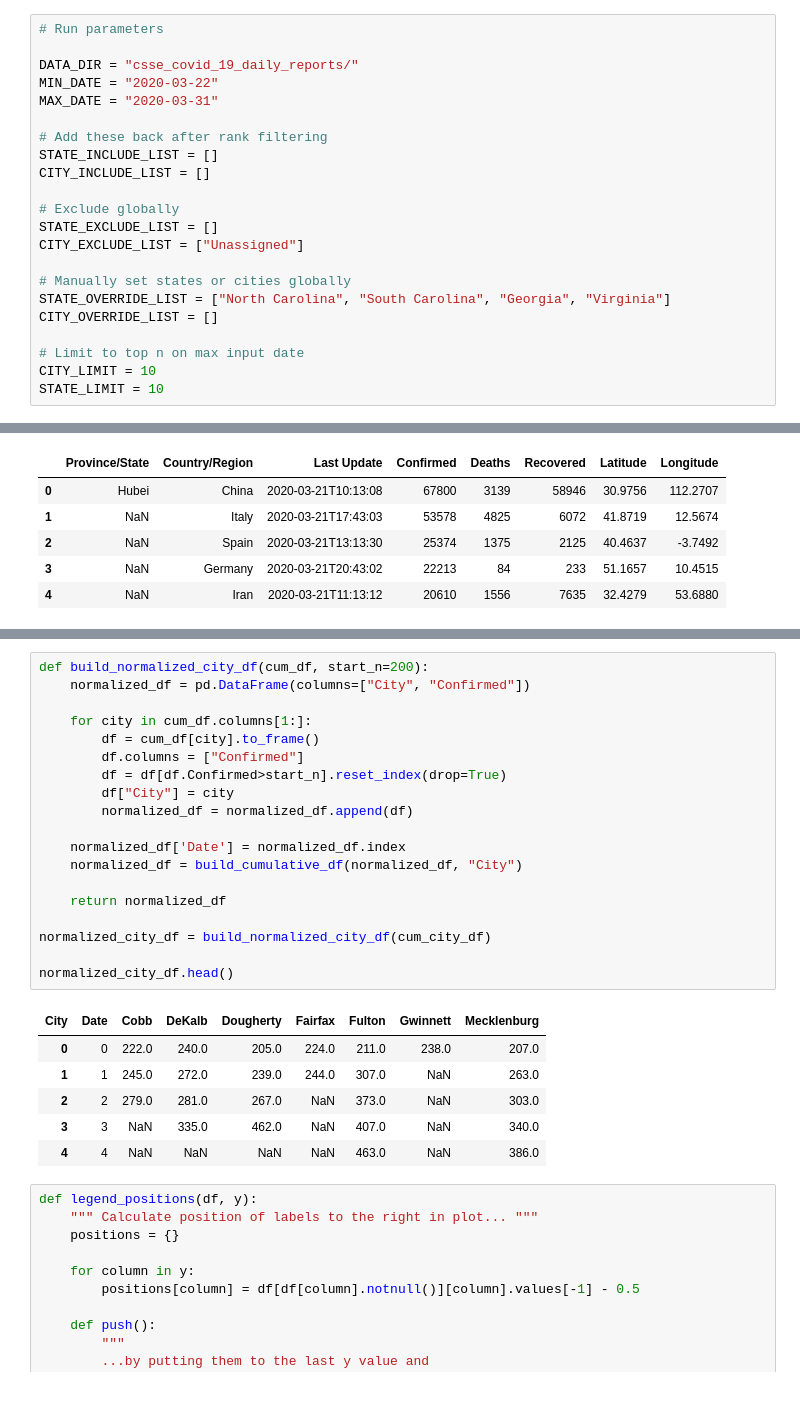
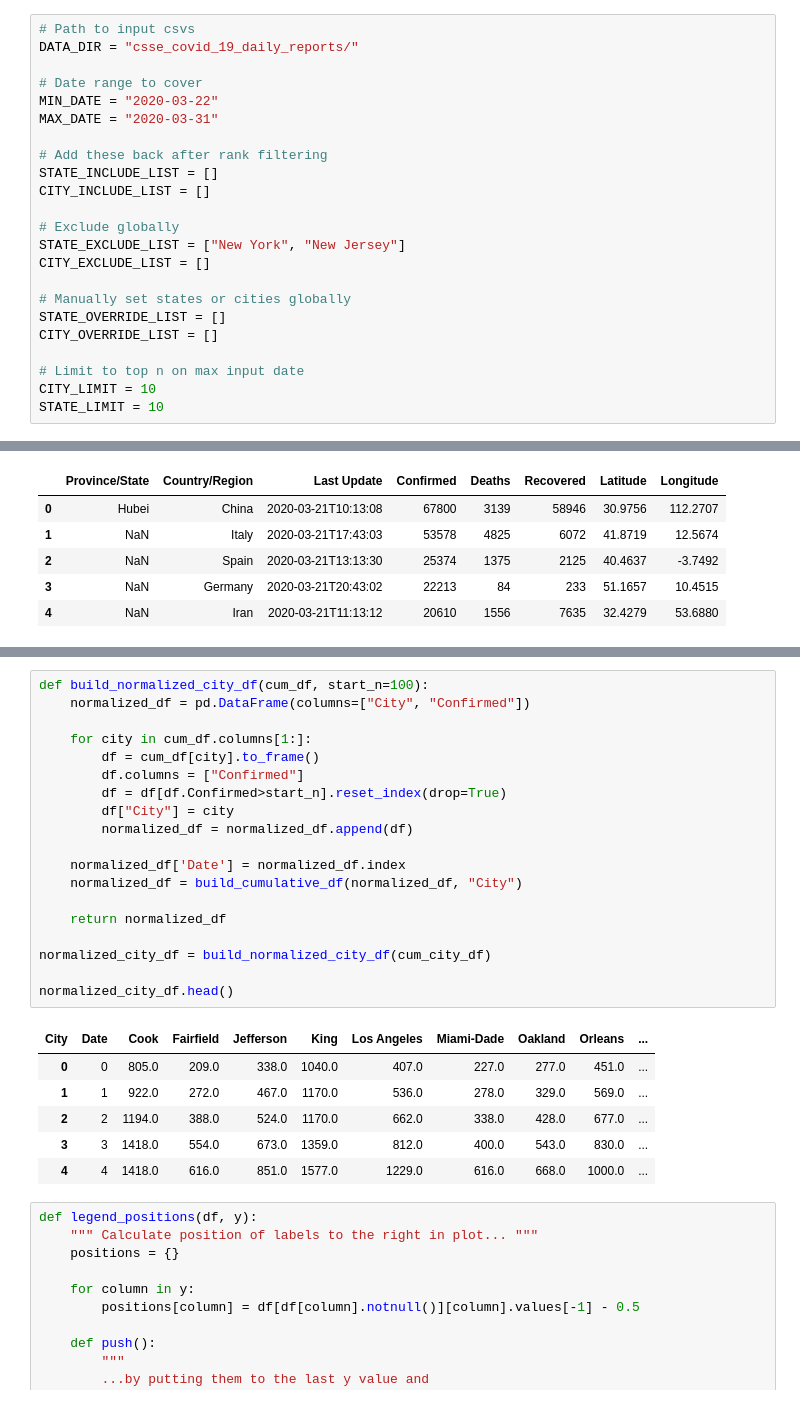
Before and after one commit to rdcolema/covid19-tracking, a Jupyter notebook: covid_by_city_and_state.ipynb, the cells around one changed output, grey strips where cells are left out. Saved outputs shown, nothing was run; the diff lists cells and outputs as text.

```diff
--- a/covid_by_city_and_state.ipynb
+++ b/covid_by_city_and_state.ipynb
@@ -21,7 +25,8 @@ sns.set_style(custom_style)
 # %%
-# Run parameters
+# Path to input csvs
+DATA_DIR = "csse_covid_19_daily_reports/"
 
-DATA_DIR = "csse_covid_19_daily_reports/"
+# Date range to cover
 MIN_DATE = "2020-03-22"
 MAX_DATE = "2020-03-31"
 
@@ -30,11 +35,11 @@ STATE_INCLUDE_LIST = []
 CITY_INCLUDE_LIST = []
 
 # Exclude globally
-STATE_EXCLUDE_LIST = []
-CITY_EXCLUDE_LIST = ["Unassigned"]
+STATE_EXCLUDE_LIST = ["New York", "New Jersey"]
+CITY_EXCLUDE_LIST = []
 
 # Manually set states or cities globally
-STATE_OVERRIDE_LIST = ["North Carolina", "South Carolina", "Georgia", "Virginia"]
+STATE_OVERRIDE_LIST = []
 CITY_OVERRIDE_LIST = []
 
 # Limit to top n on max input date
@@ -246,29 +286,29 @@ normalized_state_df.head()
 # %%
-def build_normalized_city_df(cum_df, start_n=200):
+def build_normalized_city_df(cum_df, start_n=100):
     normalized_df = pd.DataFrame(columns=["City", "Confirmed"])
 
     for city in cum_df.columns[1:]:
         df = cum_df[city].to_frame()
         df.columns = ["Confirmed"]
         df = df[df.Confirmed>start_n].reset_index(drop=True)
         df["City"] = city
         normalized_df = normalized_df.append(df)
 
     normalized_df['Date'] = normalized_df.index
     normalized_df = build_cumulative_df(normalized_df, "City")
 
     return normalized_df
 
 normalized_city_df = build_normalized_city_df(cum_city_df)
 
 normalized_city_df.head()
 # %% [output]
-| City | Date | Cobb | DeKalb | Dougherty | Fairfax | Fulton | Gwinnett | Mecklenburg |
-| 0 | 0 | 222.0 | 240.0 | 205.0 | 224.0 | 211.0 | 238.0 | 207.0 |
-| 1 | 1 | 245.0 | 272.0 | 239.0 | 244.0 | 307.0 | NaN | 263.0 |
-| 2 | 2 | 279.0 | 281.0 | 267.0 | NaN | 373.0 | NaN | 303.0 |
-| 3 | 3 | NaN | 335.0 | 462.0 | NaN | 407.0 | NaN | 340.0 |
-| 4 | 4 | NaN | NaN | NaN | NaN | 463.0 | NaN | 386.0 |
+| City | Date | Cook | Fairfield | Jefferson | King | Los Angeles | Miami-Dade | Oakland | Orleans | ... |
+| 0 | 0 | 805.0 | 209.0 | 338.0 | 1040.0 | 407.0 | 227.0 | 277.0 | 451.0 | ... |
+| 1 | 1 | 922.0 | 272.0 | 467.0 | 1170.0 | 536.0 | 278.0 | 329.0 | 569.0 | ... |
+| 2 | 2 | 1194.0 | 388.0 | 524.0 | 1170.0 | 662.0 | 338.0 | 428.0 | 677.0 | ... |
+| 3 | 3 | 1418.0 | 554.0 | 673.0 | 1359.0 | 812.0 | 400.0 | 543.0 | 830.0 | ... |
+| 4 | 4 | 1418.0 | 616.0 | 851.0 | 1577.0 | 1229.0 | 616.0 | 668.0 | 1000.0 | ... |
 # %%
 def legend_positions(df, y):
     """ Calculate position of labels to the right in plot... """
```
Also changed, not shown: parts of 22 cells of this notebook.
